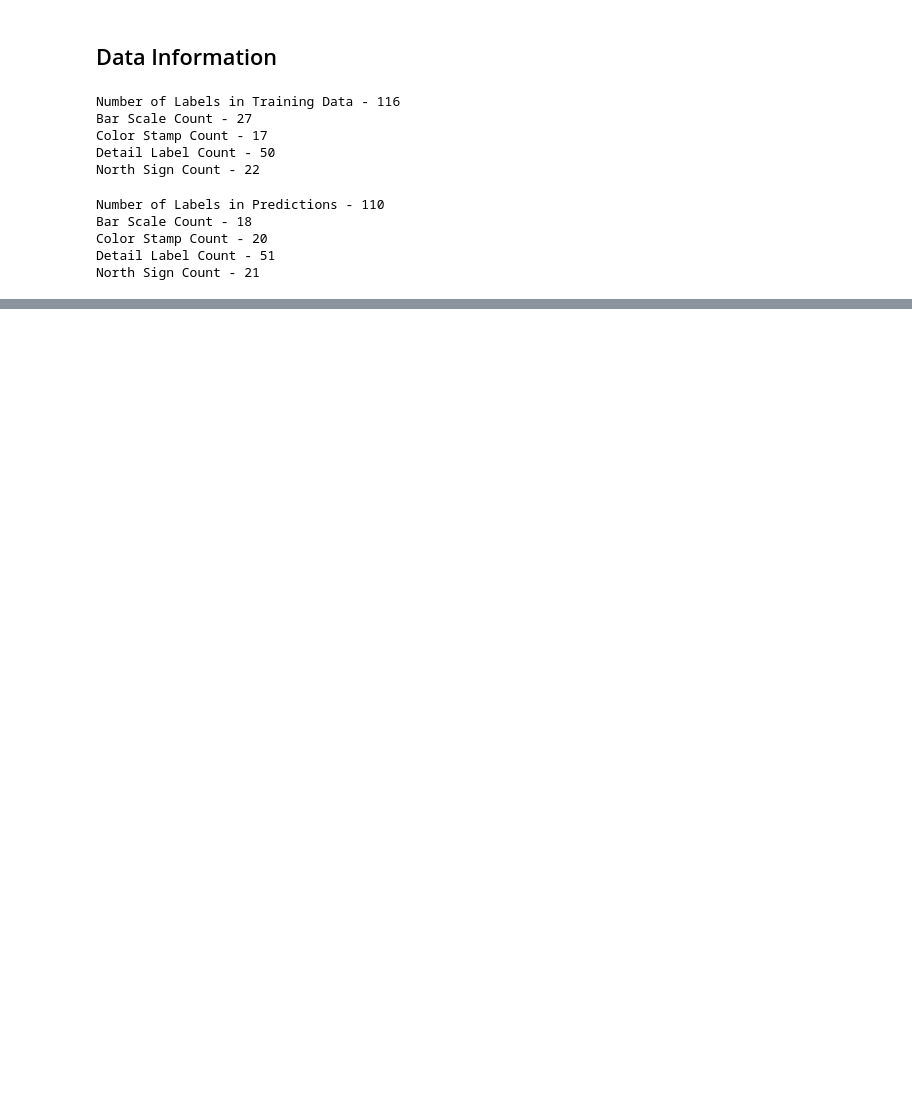
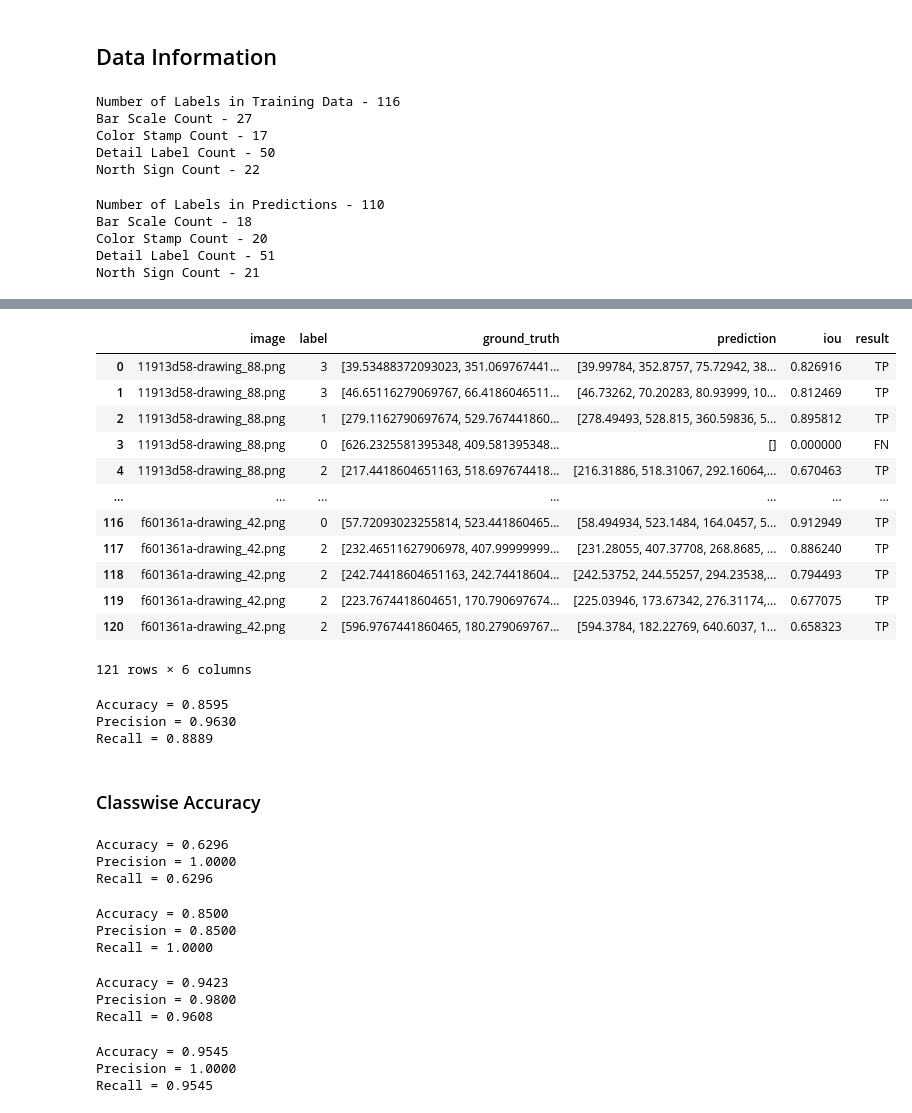
Before and after one commit to chirantan-degloorkar/docscan_object_detection, a Jupyter notebook: analysis.ipynb, the cells around one changed output, grey strips where cells are left out. Drawn from its saved outputs; the diff is of its cells as text; code cells hidden in the pictures; blank space fills up the shorter version.

```diff
--- a/analysis.ipynb
+++ b/analysis.ipynb
@@ -860,0 +786,3 @@ Error Rate: 0.6176
+# %%
+image_data_actual = ground_truth['images/11913d58-drawing_88.png']
+image_data_predicted = results['images\\11913d58-drawing_88.png']
@@ -860,0 +876,16 @@ Error Rate: 0.6176
+# %%
+new_df
+# %% [output]
+|  | image | label | ground_truth | prediction | iou | result |
+| 0 | 11913d58-drawing_88.png | 3 | [39.53488372093023, 351.069767441... | [39.99784, 352.8757, 75.72942, 38... | 0.826916 | TP |
+| 1 | 11913d58-drawing_88.png | 3 | [46.65116279069767, 66.4186046511... | [46.73262, 70.20283, 80.93999, 10... | 0.812469 | TP |
+| 2 | 11913d58-drawing_88.png | 1 | [279.1162790697674, 529.767441860... | [278.49493, 528.815, 360.59836, 5... | 0.895812 | TP |
+| 3 | 11913d58-drawing_88.png | 0 | [626.2325581395348, 409.581395348... | [] | 0.000000 | FN |
+| 4 | 11913d58-drawing_88.png | 2 | [217.4418604651163, 518.697674418... | [216.31886, 518.31067, 292.16064,... | 0.670463 | TP |
+| ... | ... | ... | ... | ... | ... | ... |
+| 116 | f601361a-drawing_42.png | 0 | [57.72093023255814, 523.441860465... | [58.494934, 523.1484, 164.0457, 5... | 0.912949 | TP |
+| 117 | f601361a-drawing_42.png | 2 | [232.46511627906978, 407.99999999... | [231.28055, 407.37708, 268.8685, ... | 0.886240 | TP |
+| 118 | f601361a-drawing_42.png | 2 | [242.74418604651163, 242.74418604... | [242.53752, 244.55257, 294.23538,... | 0.794493 | TP |
+| 119 | f601361a-drawing_42.png | 2 | [223.7674418604651, 170.790697674... | [225.03946, 173.67342, 276.31174,... | 0.677075 | TP |
+| 120 | f601361a-drawing_42.png | 2 | [596.9767441860465, 180.279069767... | [594.3784, 182.22769, 640.6037, 1... | 0.658323 | TP |
+121 rows × 6 columns
@@ -860,0 +894,57 @@ Error Rate: 0.6176
+# %%
+print(f"Accuracy = {TP/(TP+FP+FN):.4f}")
+print(f"Precision = {TP/(TP+FP):.4f}")
+print(f"Recall = {TP/(TP+FN):.4f}")
+# %% [output]
+Accuracy = 0.8595
+Precision = 0.9630
+Recall = 0.8889
+# %% [markdown]
+### Classwise Accuracy
+# %%
+# Barscale
+TP, FN = new_df.loc[new_df['label'] == 0]['result'].value_counts()
+FP = 0
+accuracy0 = TP/(TP+FP+FN)
+print(f"Accuracy = {accuracy0:.4f}")
+print(f"Precision = {TP/(TP+FP):.4f}")
+print(f"Recall = {TP/(TP+FN):.4f}")
+# %% [output]
+Accuracy = 0.6296
+Precision = 1.0000
+Recall = 0.6296
+# %%
+# Color Stamp
+TP, FP = new_df.loc[new_df['label'] == 1]['result'].value_counts()
+FN = 0
+accuracy1= TP/(TP+FP+FN)
+print(f"Accuracy = {accuracy1:.4f}")
+print(f"Precision = {TP/(TP+FP):.4f}")
+print(f"Recall = {TP/(TP+FN):.4f}")
+# %% [output]
+Accuracy = 0.8500
+Precision = 0.8500
+Recall = 1.0000
+# %%
+# Detail Labels
+TP, FN, FP = new_df.loc[new_df['label'] == 2]['result'].value_counts()
+accuracy2 = TP/(TP+FP+FN)
+print(f"Accuracy = {accuracy2:.4f}")
+print(f"Precision = {TP/(TP+FP):.4f}")
+print(f"Recall = {TP/(TP+FN):.4f}")
+# %% [output]
+Accuracy = 0.9423
+Precision = 0.9800
+Recall = 0.9608
+# %%
+# NOrth Sign
+TP, FN = new_df.loc[new_df['label'] == 3]['result'].value_counts()
+FP = 0
+accuracy3 = TP/(TP+FP+FN)
+print(f"Accuracy = {accuracy3:.4f}")
+print(f"Precision = {TP/(TP+FP):.4f}")
+print(f"Recall = {TP/(TP+FN):.4f}")
+# %% [output]
+Accuracy = 0.9545
+Precision = 1.0000
+Recall = 0.9545
```
Also changed, not shown: parts of 32 cells of this notebook, 7 other files.
